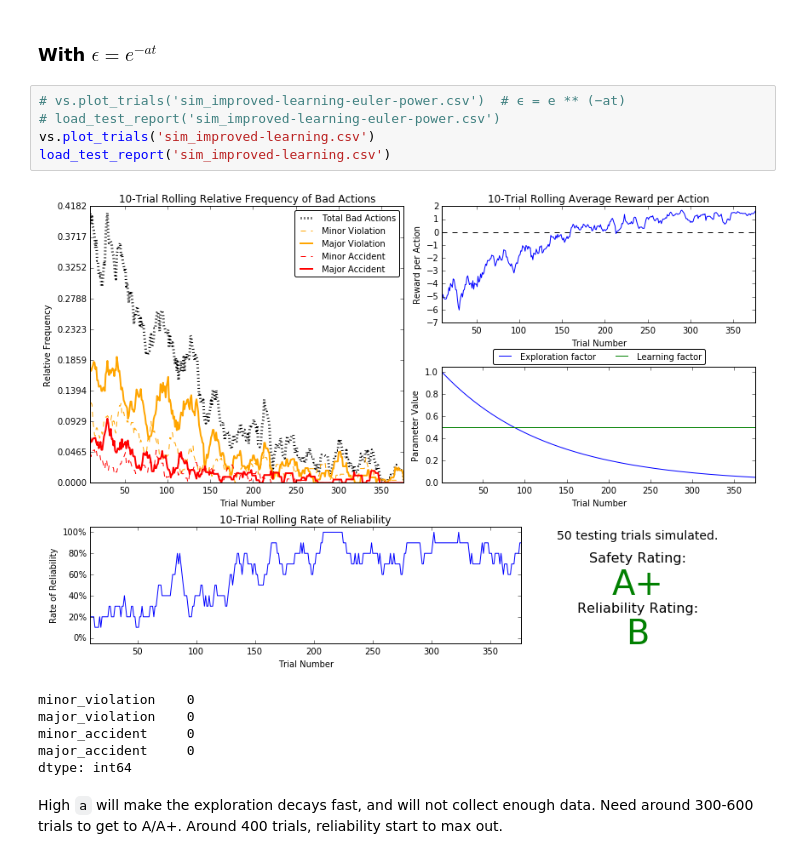
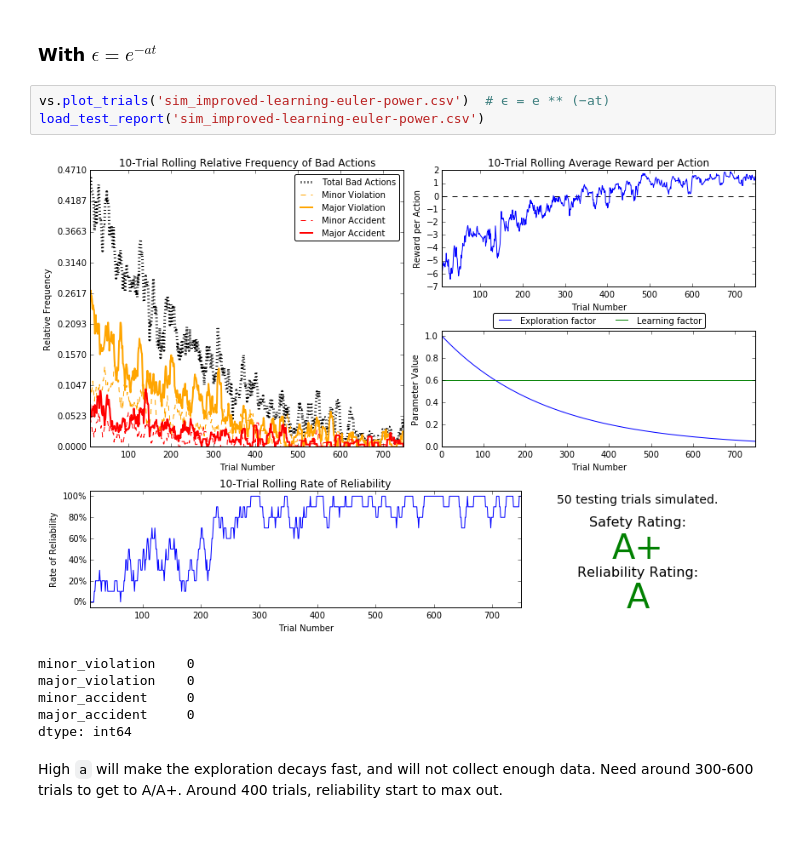
Before and after one commit to vhquang/machine-learning, a Jupyter notebook: projects/smartcab/smartcab.ipynb, the cells around one changed output. Cells and saved outputs as stored; diff of their text form.

Commit message:
update report

```diff
--- a/projects/smartcab/smartcab.ipynb
+++ b/projects/smartcab/smartcab.ipynb
@@ -307,12 +307,10 @@ Exploration decays just too fast, and agent does not explore other options. It w
 # %% [markdown]
 ### With $ \epsilon = e ^ {-at} $
 # %%
-# vs.plot_trials('sim_improved-learning-euler-power.csv')  # ϵ = e ** (−at)
-# load_test_report('sim_improved-learning-euler-power.csv')
-vs.plot_trials('sim_improved-learning.csv')
-load_test_report('sim_improved-learning.csv')
+vs.plot_trials('sim_improved-learning-euler-power.csv')  # ϵ = e ** (−at)
+load_test_report('sim_improved-learning-euler-power.csv')
 # %% [output]
-[figure, old version]
+[figure, new version]
 minor_violation    0
 major_violation    0
 minor_accident     0
```
Also changed, not shown: parts of 3 cells of this notebook, 6 other files.
